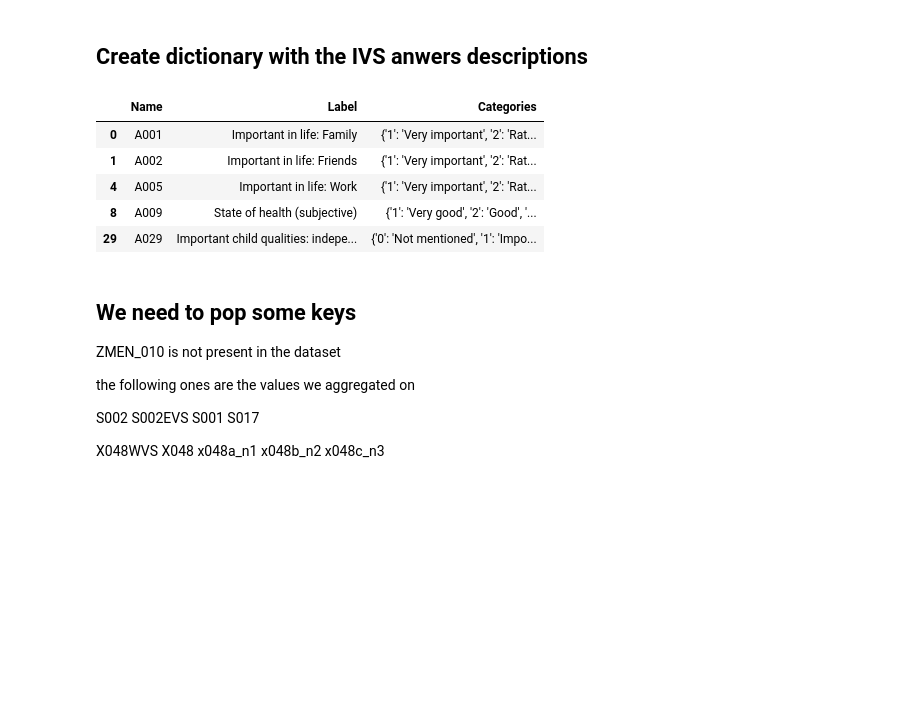
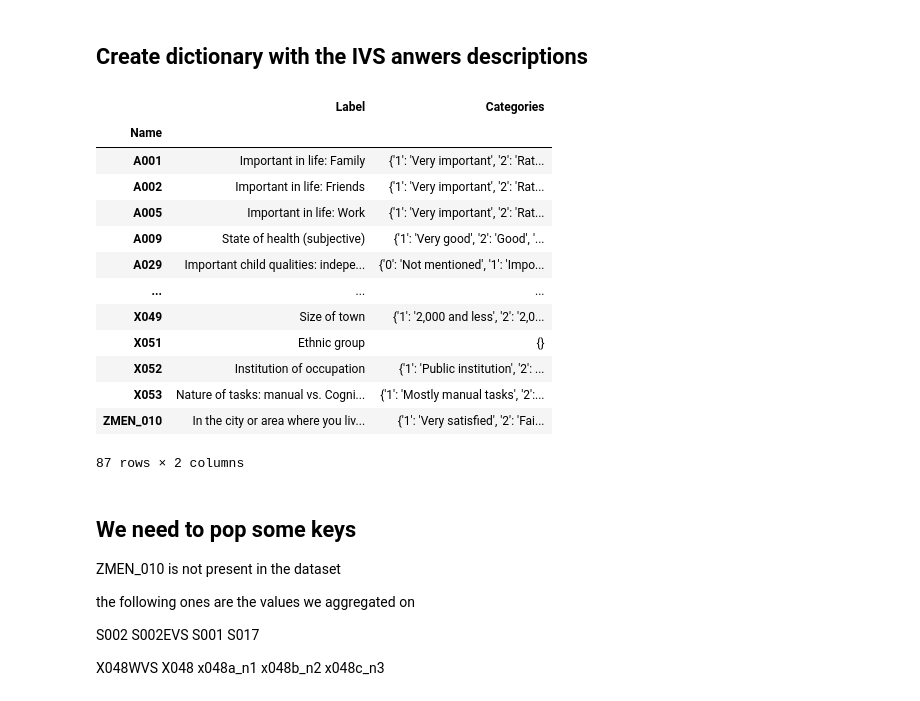
Before and after one commit to dgurnari/covid_19_Oxford_database, a Jupyter notebook: country_stats/Country_stats.ipynb, the cells around one changed output. Cells and saved outputs as stored; diff of their text form; code cells hidden in the pictures; blank space fills up the shorter version.

```diff
--- a/country_stats/Country_stats.ipynb
+++ b/country_stats/Country_stats.ipynb
@@ -508,14 +508,22 @@ IVS_variables = pd.read_csv("input/IVS/IVS_Variable_List.csv")
 IVS_variables = IVS_variables.loc[IVS_variables.Included == 1].copy()
 IVS_variables.drop(["Included", "Last EVS", "Last WVS"], axis=1, inplace=True)
 # %%
-IVS_variables.head()
+IVS_variables
 # %% [output]
-|  | Name | Label | Categories |
-| 0 | A001 | Important in life: Family | {'1': 'Very important', '2': 'Rat... |
-| 1 | A002 | Important in life: Friends | {'1': 'Very important', '2': 'Rat... |
-| 4 | A005 | Important in life: Work | {'1': 'Very important', '2': 'Rat... |
-| 8 | A009 | State of health (subjective) | {'1': 'Very good', '2': 'Good', '... |
-| 29 | A029 | Important child qualities: indepe... | {'0': 'Not mentioned', '1': 'Impo... |
+|  | Label | Categories |
+| Name |  |  |
+| A001 | Important in life: Family | {'1': 'Very important', '2': 'Rat... |
+| A002 | Important in life: Friends | {'1': 'Very important', '2': 'Rat... |
+| A005 | Important in life: Work | {'1': 'Very important', '2': 'Rat... |
+| A009 | State of health (subjective) | {'1': 'Very good', '2': 'Good', '... |
+| A029 | Important child qualities: indepe... | {'0': 'Not mentioned', '1': 'Impo... |
+| ... | ... | ... |
+| X049 | Size of town | {'1': '2,000 and less', '2': '2,0... |
+| X051 | Ethnic group | {} |
+| X052 | Institution of occupation | {'1': 'Public institution', '2': ... |
+| X053 | Nature of tasks: manual vs. Cogni... | {'1': 'Mostly manual tasks', '2':... |
+| ZMEN_010 | In the city or area where you liv... | {'1': 'Very satisfied', '2': 'Fai... |
+87 rows × 2 columns
 # %%
 cat_dict_column = []
 
```
Also changed, not shown: parts of 12 cells of this notebook, 4 other files.
